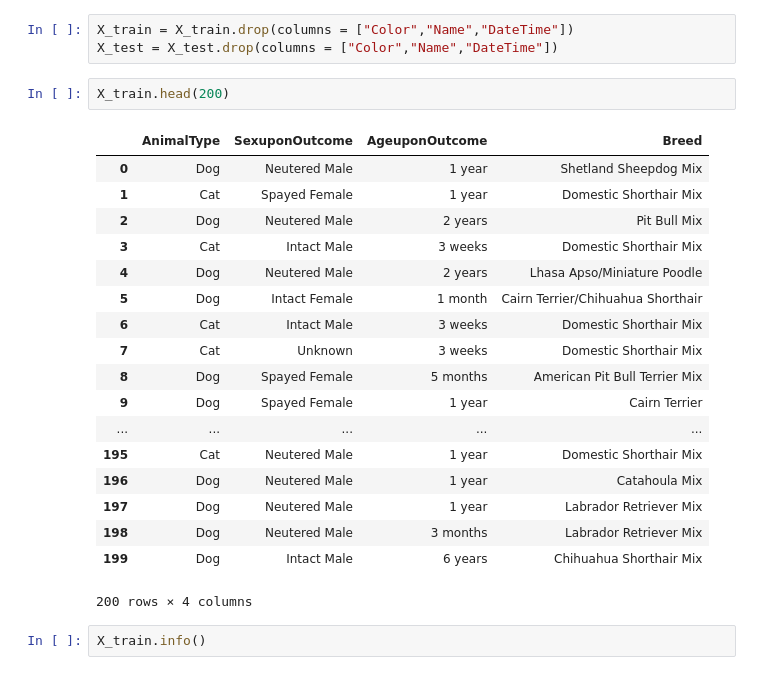
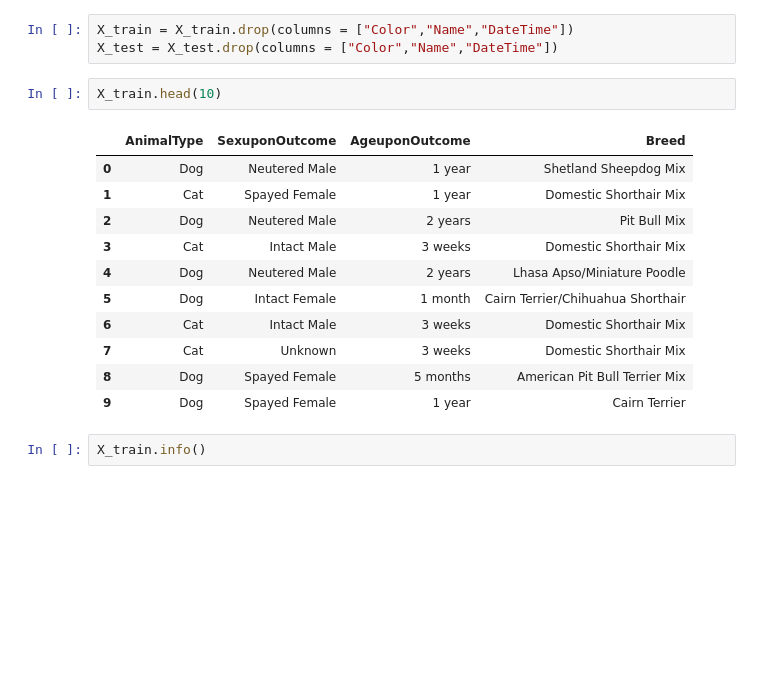
Before and after one commit to FabriceCh/inf8215, a Jupyter notebook: lab3/TP3/TP3_FR.ipynb, the cells around one changed output. Drawn from its saved outputs; the diff is of its cells as text; blank space fills up the shorter version.

```diff
--- a/lab3/TP3/TP3_FR.ipynb
+++ b/lab3/TP3/TP3_FR.ipynb
@@ -481,26 +481,19 @@ Le reste du dataset que vous devez traiter est:
 X_train = X_train.drop(columns = ["Color","Name","DateTime"])
 X_test = X_test.drop(columns = ["Color","Name","DateTime"])
 # %%
-X_train.head(200)
+X_train.head(10)
 # %% [output]
 |  | AnimalType | SexuponOutcome | AgeuponOutcome | Breed |
 | 0 | Dog | Neutered Male | 1 year | Shetland Sheepdog Mix |
 | 1 | Cat | Spayed Female | 1 year | Domestic Shorthair Mix |
 | 2 | Dog | Neutered Male | 2 years | Pit Bull Mix |
 | 3 | Cat | Intact Male | 3 weeks | Domestic Shorthair Mix |
 | 4 | Dog | Neutered Male | 2 years | Lhasa Apso/Miniature Poodle |
 | 5 | Dog | Intact Female | 1 month | Cairn Terrier/Chihuahua Shorthair |
 | 6 | Cat | Intact Male | 3 weeks | Domestic Shorthair Mix |
 | 7 | Cat | Unknown | 3 weeks | Domestic Shorthair Mix |
 | 8 | Dog | Spayed Female | 5 months | American Pit Bull Terrier Mix |
 | 9 | Dog | Spayed Female | 1 year | Cairn Terrier |
-| ... | ... | ... | ... | ... |
-| 195 | Cat | Neutered Male | 1 year | Domestic Shorthair Mix |
-| 196 | Dog | Neutered Male | 1 year | Catahoula Mix |
-| 197 | Dog | Neutered Male | 1 year | Labrador Retriever Mix |
-| 198 | Dog | Neutered Male | 3 months | Labrador Retriever Mix |
-| 199 | Dog | Intact Male | 6 years | Chihuahua Shorthair Mix |
-200 rows × 4 columns
 # %%
 X_train.info()
 # %% [output]
```
Also changed, not shown: parts of 15 cells of this notebook, 2 other files.
